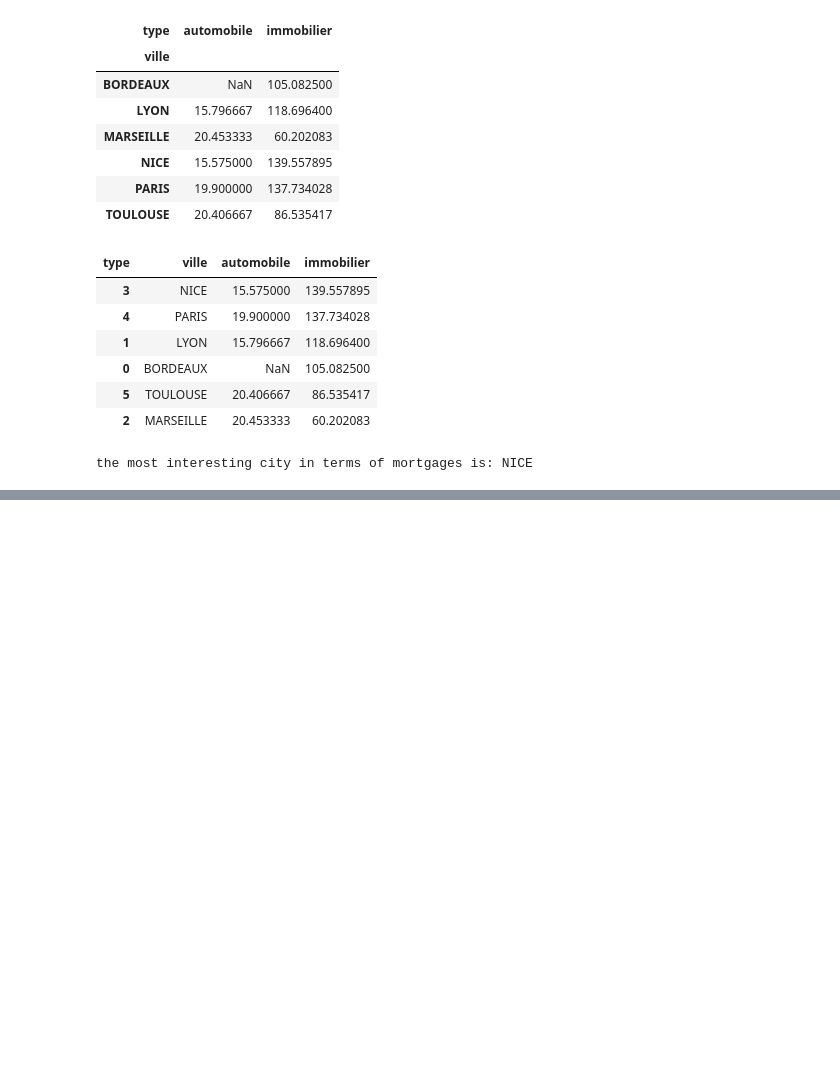
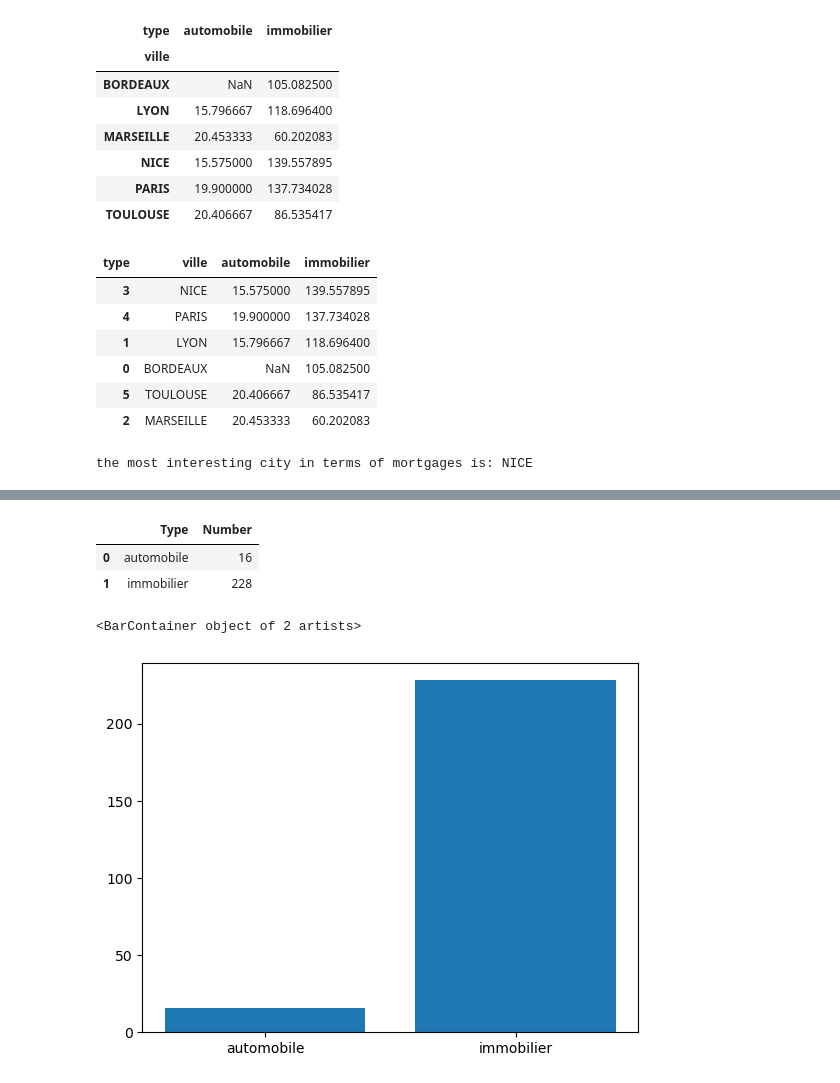
Before and after one commit to dmaiga/real_estate_loans, a Jupyter notebook: asset/Script/Prets_immobilier.ipynb, the cells around one changed output, grey strips where cells are left out. Cells and saved outputs as stored; diff of their text form; code cells hidden in the pictures; blank space fills up the shorter version.

Commit message:
Added with graph

```diff
--- a/asset/Script/Prets_immobilier.ipynb
+++ b/asset/Script/Prets_immobilier.ipynb
@@ -211,0 +226,15 @@ the most interesting city in terms of mortgages is: NICE
+# %%
+#proportion of loans by type of loan
+proportion = data.groupby('type').size().reset_index()
+proportion.columns=['Type','Number']
+proportion
+# %% [output]
+|  | Type | Number |
+| 0 | automobile | 16 |
+| 1 | immobilier | 228 |
+# %%
+import matplotlib.pyplot as plt
+plt.bar(height=proportion['Number'],x=proportion['Type'])
+# %% [output]
+<BarContainer object of 2 artists>
+[figure, added]
```
Also changed, not shown: parts of 7 cells of this notebook.
